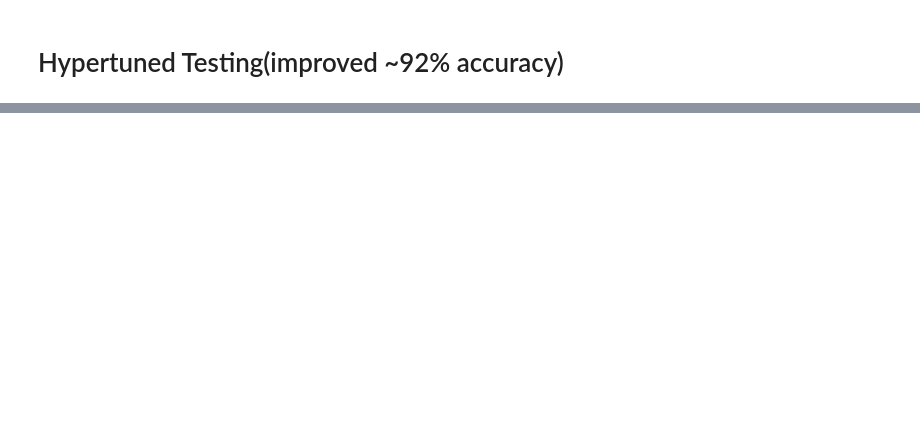
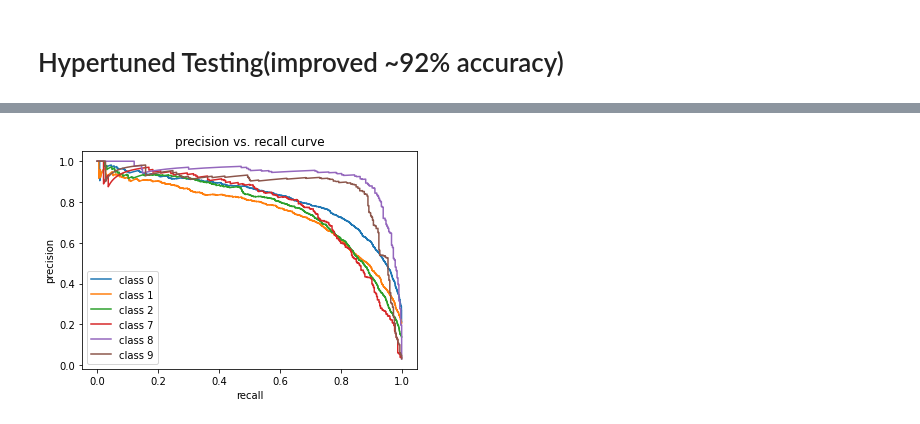
Before and after one commit to mdrazak2001/AdverseDrugReactions, a Jupyter notebook: JNs/testing.ipynb, the cells around one changed output, grey strips where cells are left out. Drawn from its saved outputs; the diff is of its cells as text; code cells hidden in the pictures; blank space fills up the shorter version.

```diff
--- a/JNs/testing.ipynb
+++ b/JNs/testing.ipynb
@@ -185,0 +205,38 @@ cm_analysis(y_test, y_pred, svc_model4.classes_, ymap=None, figsize=(15,15))
+# %%
+X = X
+y = Y
+# Binarize the output
+y = label_binarize(y, classes=[0, 1, 2, 3, 4, 5, 6, 7, 8, 9])
+n_classes = y.shape[1]
+
+
+# shuffle and split training and test sets
+X_train, X_test, y_train, y_test = train_test_split(X, y, test_size=0.33,
+                                                    random_state=0)
+
+# Learn to predict each class against the other
+classifier = OneVsRestClassifier(svc_model4)
+y_score = classifier.fit(X_train, y_train).decision_function(X_test)
+model_filename = "My_class_model.sav"
+saved_model = pickle.dump(classifier, open(model_filename,'wb'))
+# %%
+precision = dict()
+recall = dict()
+ls = [0,1,2,7,8,9]
+for i in ls:
+    precision[i], recall[i], _ = precision_recall_curve(y_test[:, i],
+                                                        y_score[:, i])
+    plt.plot(recall[i], precision[i],  label='class {}'.format(i))
+
+fig = plt
+plt.xlabel("recall")
+plt.ylabel("precision")
+plt.legend(loc="best")
+plt.title("precision vs. recall curve")
+# plt.show()
+image_format = 'svg' # e.g .png, .svg, etc.
+image_name = 'PR.svg'
+
+fig.savefig(image_name, format=image_format, dpi=1200)
+# %% [output]
+[figure, added]
```
Also changed, not shown: parts of 10 cells of this notebook, 9 other files.
